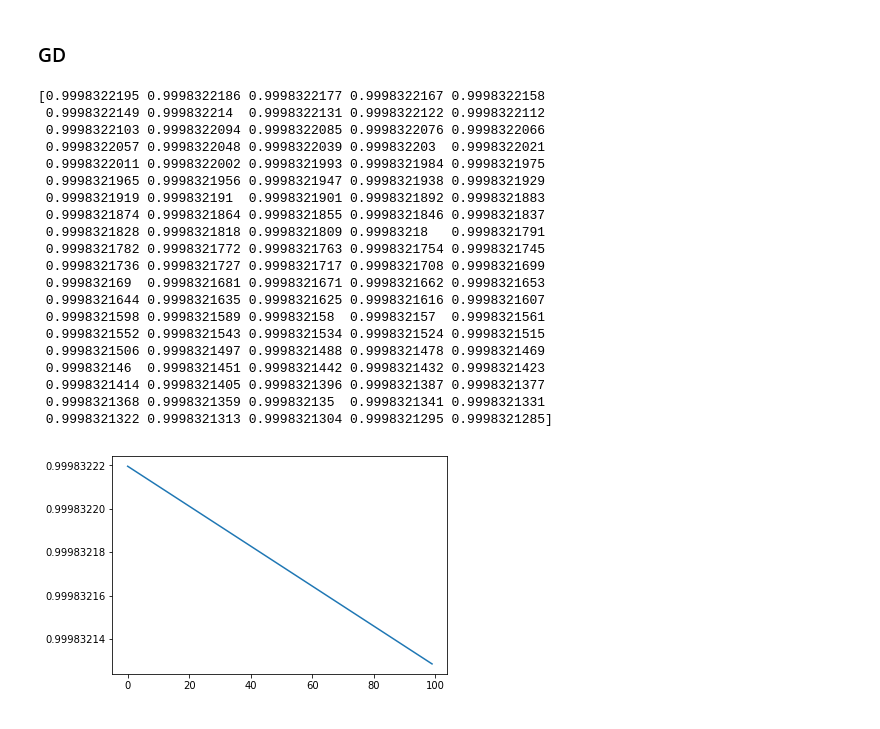
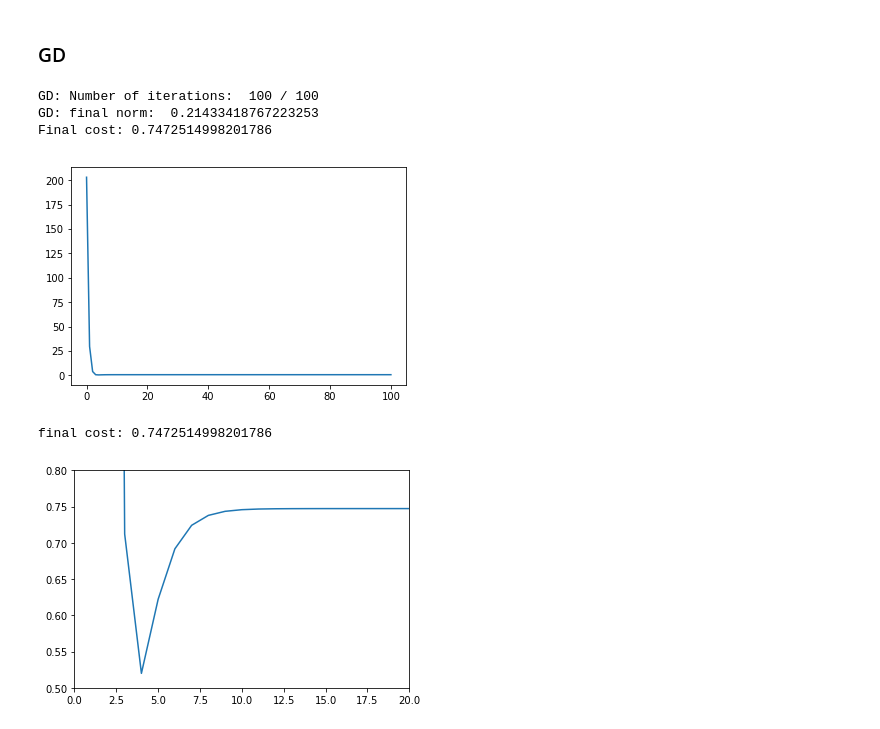
Before and after one commit to hellkvist/EP3260-MLoNs-2020-MH, a Jupyter notebook: Computer-Assignments/CA-G2-3.ipynb, the cells around one changed output. Drawn from its saved outputs; the diff is of its cells as text; code cells hidden in the pictures.

```diff
--- a/Computer-Assignments/CA-G2-3.ipynb
+++ b/Computer-Assignments/CA-G2-3.ipynb
@@ -429,35 +432,28 @@ network_init = initialize_network(d, n_hidden_layers, d_hidden)
 ### GD
 # %%
 np.set_printoptions(precision=None)
+network_init = initialize_network(d, n_hidden_layers, d_hidden, seed=0)
 alpha = 1e-5
-num_iters = 1000
+num_iters = 100
 lambda_ = 0
 epsilon = 0
-cost_ = solver(X_train, Y_train, X_test, Y_test, network_init, alpha, num_iters, lambda_, epsilon, optimizer = "GD", mem=False, return_cost=True, verbose=True)
+cost_GD = solver(X_train, Y_train, X_test, Y_test, network_init, alpha, num_iters, lambda_, epsilon, optimizer = "GD", mem=False, return_cost=True, verbose=True)
+plt.plot(cost_GD)
+ax = plt.gca()
+ax.get_yaxis().get_major_formatter().set_useOffset(False)
+print("Final cost:", cost_GD[-1])
+# %% [output]
+GD: Number of iterations:  100 / 100
+GD: final norm:  0.21433418767223253
+Final cost: 0.7472514998201786
+[figure, added]
 # %%
-plt.plot(cost_)
+plt.plot(cost_GD)
 ax = plt.gca()
 ax.get_yaxis().get_major_formatter().set_useOffset(False)
-print(cost_)
+plt.xlim(0,20)
+plt.ylim(0.5,.8)
+print("final cost:", cost_GD[-1])
 # %% [output]
-[0.9998322195 0.9998322186 0.9998322177 0.9998322167 0.9998322158
- 0.9998322149 0.999832214  0.9998322131 0.9998322122 0.9998322112
- 0.9998322103 0.9998322094 0.9998322085 0.9998322076 0.9998322066
- 0.9998322057 0.9998322048 0.9998322039 0.999832203  0.9998322021
- 0.9998322011 0.9998322002 0.9998321993 0.9998321984 0.9998321975
- 0.9998321965 0.9998321956 0.9998321947 0.9998321938 0.9998321929
- 0.9998321919 0.999832191  0.9998321901 0.9998321892 0.9998321883
- 0.9998321874 0.9998321864 0.9998321855 0.9998321846 0.9998321837
- 0.9998321828 0.9998321818 0.9998321809 0.99983218   0.9998321791
- 0.9998321782 0.9998321772 0.9998321763 0.9998321754 0.9998321745
- 0.9998321736 0.9998321727 0.9998321717 0.9998321708 0.9998321699
- 0.999832169  0.9998321681 0.9998321671 0.9998321662 0.9998321653
- 0.9998321644 0.9998321635 0.9998321625 0.9998321616 0.9998321607
- 0.9998321598 0.9998321589 0.999832158  0.999832157  0.9998321561
- 0.9998321552 0.9998321543 0.9998321534 0.9998321524 0.9998321515
- 0.9998321506 0.9998321497 0.9998321488 0.9998321478 0.9998321469
- 0.999832146  0.9998321451 0.9998321442 0.9998321432 0.9998321423
- 0.9998321414 0.9998321405 0.9998321396 0.9998321387 0.9998321377
- 0.9998321368 0.9998321359 0.999832135  0.9998321341 0.9998321331
- 0.9998321322 0.9998321313 0.9998321304 0.9998321295 0.9998321285]
+final cost: 0.7472514998201786
-[figure, old version]
+[figure, new version]
```
Also changed, not shown: parts of 6 cells of this notebook.
